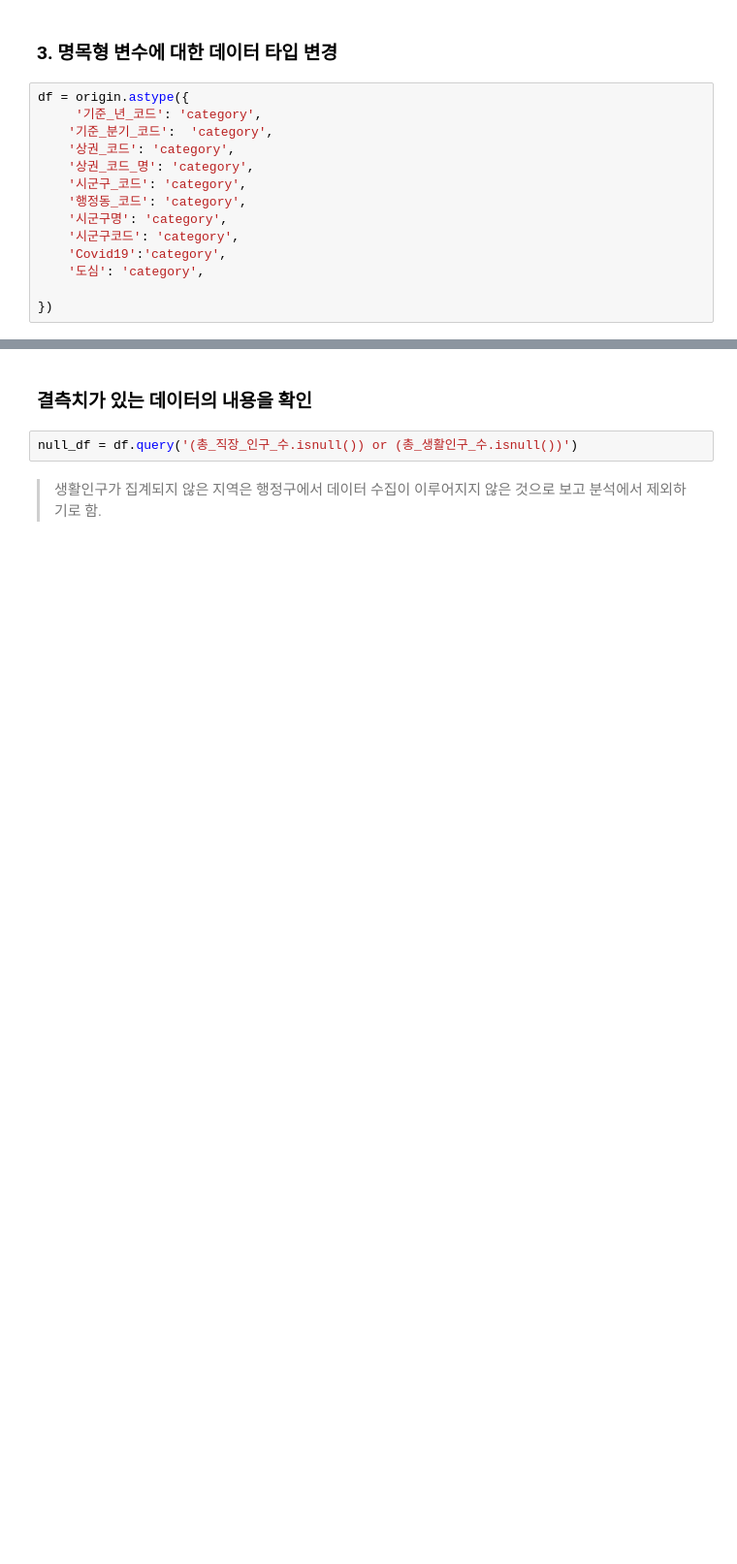
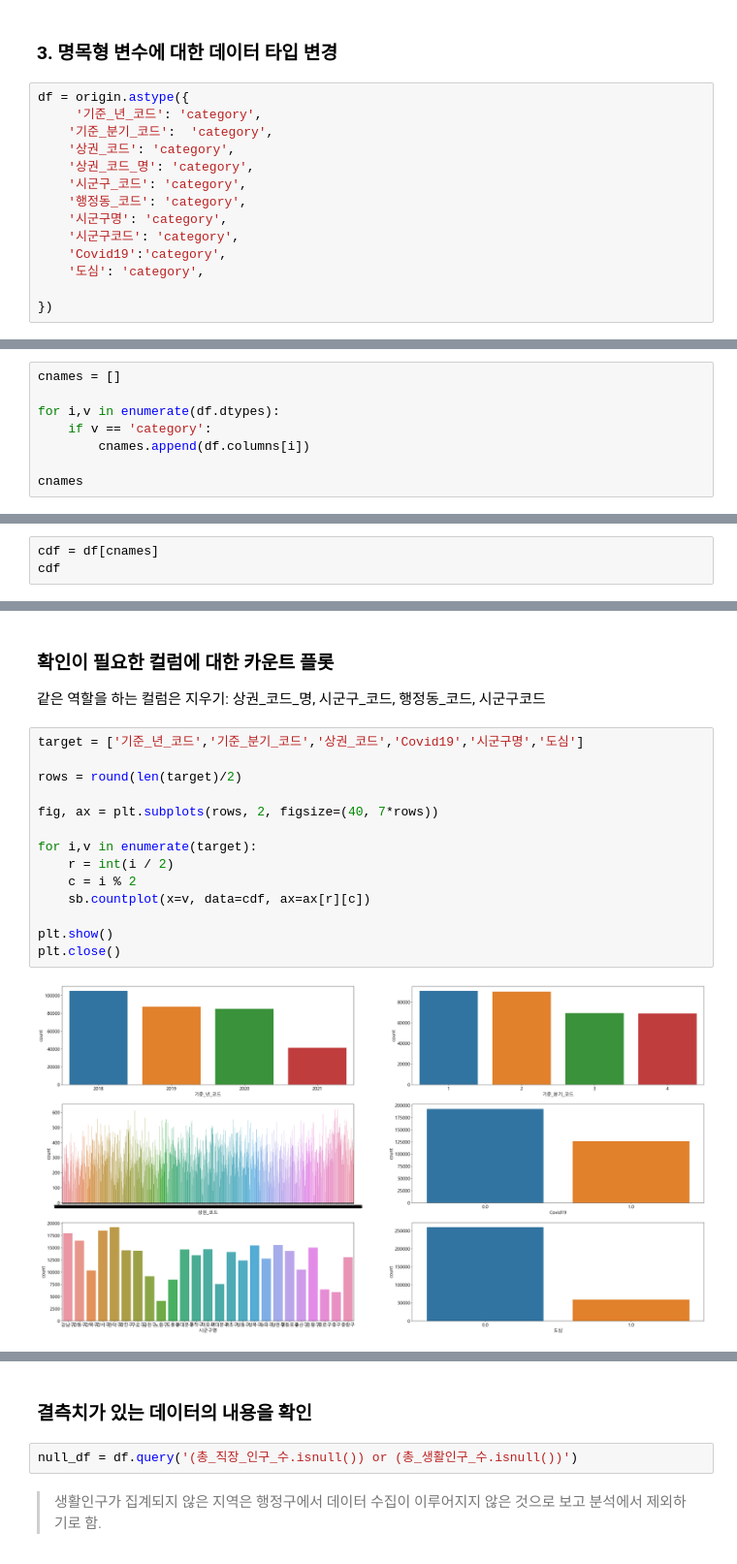
Before and after one commit to Jeeunun/Data_analysis_education_Closed, a Jupyter notebook: data_analysis/번외편/CDA.ipynb, the cells around one changed output, grey strips where cells are left out. Shown at 97% size. Cells and saved outputs as stored; diff of their text form; blank space fills up the shorter version.

```diff
--- a/data_analysis/번외편/CDA.ipynb
+++ b/data_analysis/번외편/CDA.ipynb
@@ -63,0 +90,8 @@ df = origin.astype({
+# %%
+cnames = []
+
+for i,v in enumerate(df.dtypes):
+    if v == 'category':
+        cnames.append(df.columns[i])
+
+cnames
@@ -63,0 +111,3 @@ df = origin.astype({
+# %%
+cdf = df[cnames]
+cdf
@@ -64 +128,21 @@ df = origin.astype({
+# %% [markdown]
+### 확인이 필요한 컬럼에 대한 카운트 플롯
+
+같은 역할을 하는 컬럼은 지우기: 상권_코드_명, 시군구_코드, 행정동_코드, 시군구코드
+# %%
+target = ['기준_년_코드','기준_분기_코드','상권_코드','Covid19','시군구명','도심']
+
+rows = round(len(target)/2)
+
+fig, ax = plt.subplots(rows, 2, figsize=(40, 7*rows))
+
+for i,v in enumerate(target):
+    r = int(i / 2)
+    c = i % 2
+    sb.countplot(x=v, data=cdf, ax=ax[r][c])
+
+plt.show()
+plt.close()
+# %% [output]
+[figure, added]
 # %% [markdown]
```
Also changed, not shown: parts of 22 cells of this notebook, 8 other files.
